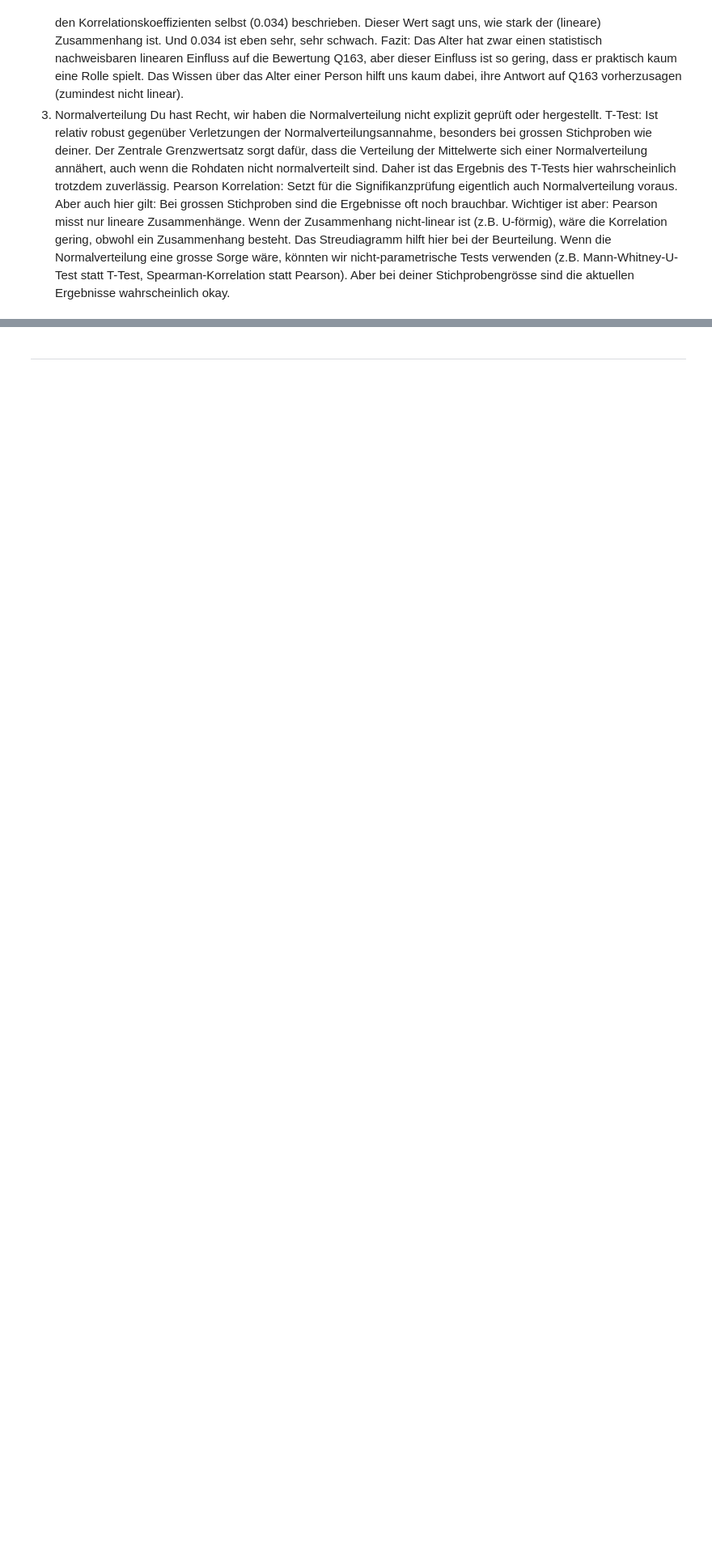
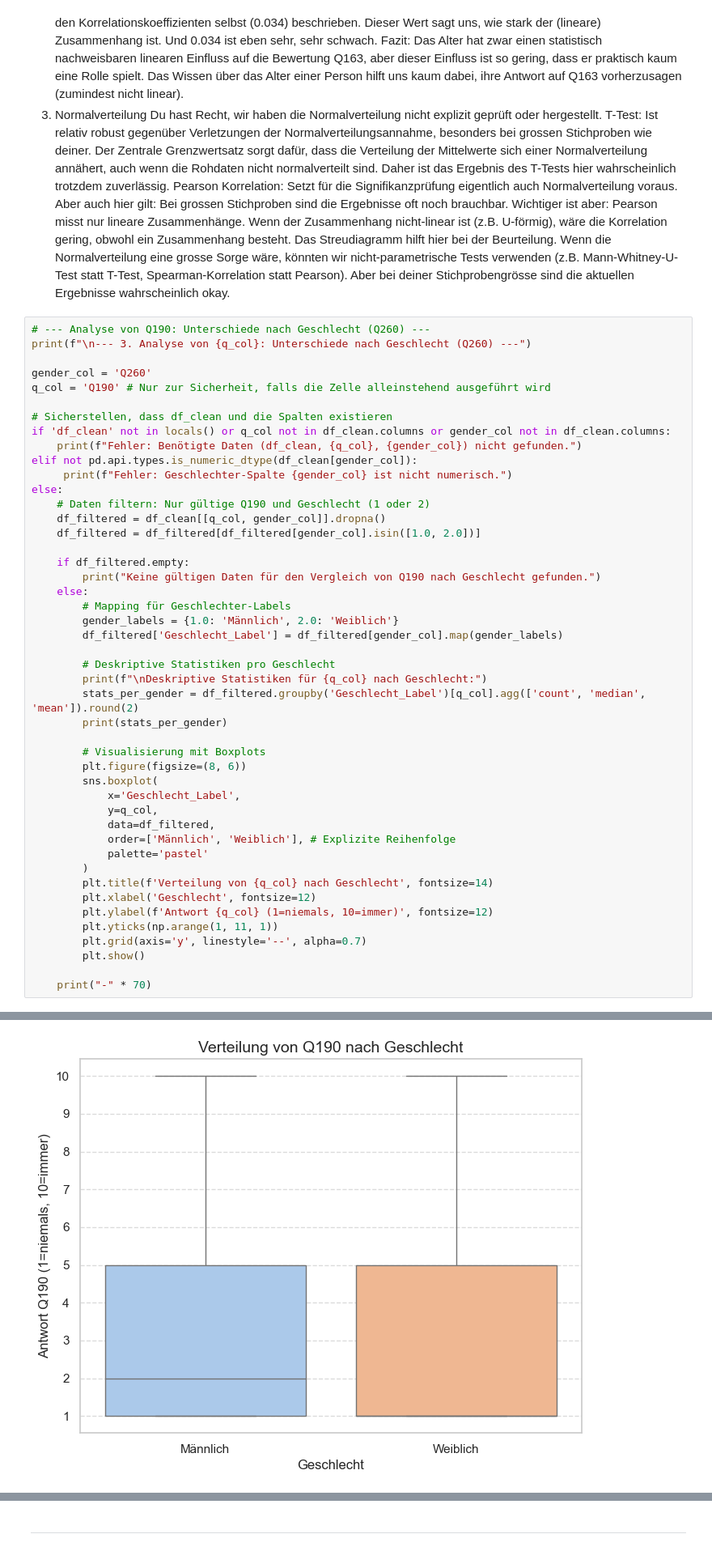
Before and after one commit to TobiasMaissen/cas_statistik_davi, a Jupyter notebook: statistik.ipynb, the cells around one changed output, grey strips where cells are left out. Shown at 81% size. Saved outputs shown, nothing was run; the diff lists cells and outputs as text; blank space fills up the shorter version.

Commit message:
Updates Deskriptiv

```diff
--- a/statistik.ipynb
+++ b/statistik.ipynb
@@ -954,3 +1258,50 @@ Du hast Recht, wir haben die Normalverteilung nicht explizit geprüft oder herge
 T-Test: Ist relativ robust gegenüber Verletzungen der Normalverteilungsannahme, besonders bei grossen Stichproben wie deiner. Der Zentrale Grenzwertsatz sorgt dafür, dass die Verteilung der Mittelwerte sich einer Normalverteilung annähert, auch wenn die Rohdaten nicht normalverteilt sind. Daher ist das Ergebnis des T-Tests hier wahrscheinlich trotzdem zuverlässig.
 Pearson Korrelation: Setzt für die Signifikanzprüfung eigentlich auch Normalverteilung voraus. Aber auch hier gilt: Bei grossen Stichproben sind die Ergebnisse oft noch brauchbar. Wichtiger ist aber: Pearson misst nur lineare Zusammenhänge. Wenn der Zusammenhang nicht-linear ist (z.B. U-förmig), wäre die Korrelation gering, obwohl ein Zusammenhang besteht. Das Streudiagramm hilft hier bei der Beurteilung.
 Wenn die Normalverteilung eine grosse Sorge wäre, könnten wir nicht-parametrische Tests verwenden (z.B. Mann-Whitney-U-Test statt T-Test, Spearman-Korrelation statt Pearson). Aber bei deiner Stichprobengrösse sind die aktuellen Ergebnisse wahrscheinlich okay.
+# %%
+# --- Analyse von Q190: Unterschiede nach Geschlecht (Q260) ---
+print(f"\n--- 3. Analyse von {q_col}: Unterschiede nach Geschlecht (Q260) ---")
+
+gender_col = 'Q260'
+q_col = 'Q190' # Nur zur Sicherheit, falls die Zelle alleinstehend ausgeführt wird
+
+# Sicherstellen, dass df_clean und die Spalten existieren
+if 'df_clean' not in locals() or q_col not in df_clean.columns or gender_col not in df_clean.columns:
+    print(f"Fehler: Benötigte Daten (df_clean, {q_col}, {gender_col}) nicht gefunden.")
+elif not pd.api.types.is_numeric_dtype(df_clean[gender_col]):
+     print(f"Fehler: Geschlechter-Spalte {gender_col} ist nicht numerisch.")
+else:
+    # Daten filtern: Nur gültige Q190 und Geschlecht (1 oder 2)
+    df_filtered = df_clean[[q_col, gender_col]].dropna()
+    df_filtered = df_filtered[df_filtered[gender_col].isin([1.0, 2.0])]
+
+    if df_filtered.empty:
+        print("Keine gültigen Daten für den Vergleich von Q190 nach Geschlecht gefunden.")
+    else:
+        # Mapping für Geschlechter-Labels
+        gender_labels = {1.0: 'Männlich', 2.0: 'Weiblich'}
+        df_filtered['Geschlecht_Label'] = df_filtered[gender_col].map(gender_labels)
+
+        # Deskriptive Statistiken pro Geschlecht
+        print(f"\nDeskriptive Statistiken für {q_col} nach Geschlecht:")
+        stats_per_gender = df_filtered.groupby('Geschlecht_Label')[q_col].agg(['count', 'median', 'mean']).round(2)
+        print(stats_per_gender)
+
+        # Visualisierung mit Boxplots
+        plt.figure(figsize=(8, 6))
+        sns.boxplot(
+            x='Geschlecht_Label',
+            y=q_col,
+            data=df_filtered,
+            order=['Männlich', 'Weiblich'], # Explizite Reihenfolge
+            palette='pastel'
+        )
+        plt.title(f'Verteilung von {q_col} nach Geschlecht', fontsize=14)
+        plt.xlabel('Geschlecht', fontsize=12)
+        plt.ylabel(f'Antwort {q_col} (1=niemals, 10=immer)', fontsize=12)
+        plt.yticks(np.arange(1, 11, 1))
+        plt.grid(axis='y', linestyle='--', alpha=0.7)
+        plt.show()
+
+    print("-" * 70)
+# %% [output]
@@ -956,0 +1316 @@ Wenn die Normalverteilung eine grosse Sorge wäre, könnten wir nicht-parametris
+[figure, added]
```
Also changed, not shown: parts of 14 cells of this notebook, 1 other file.
